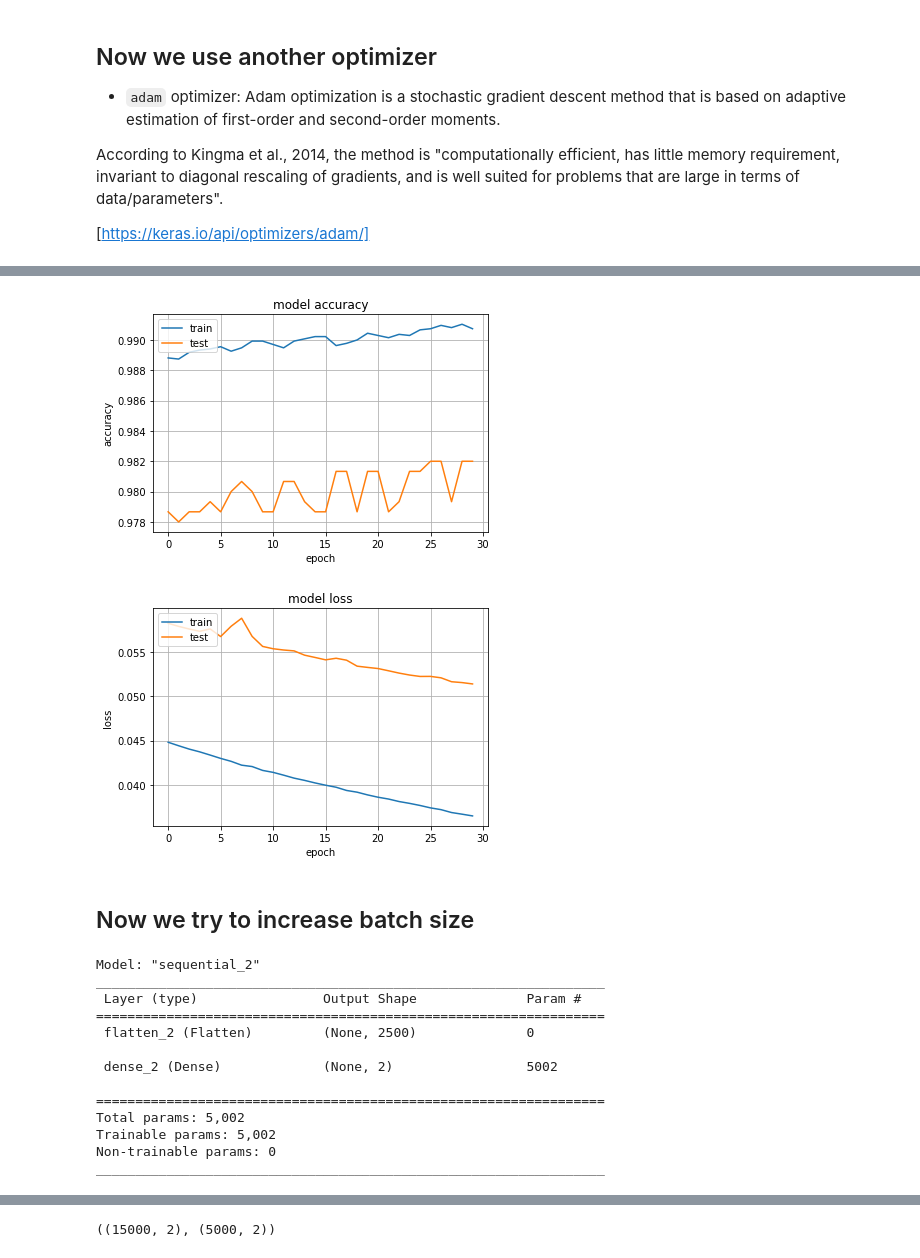
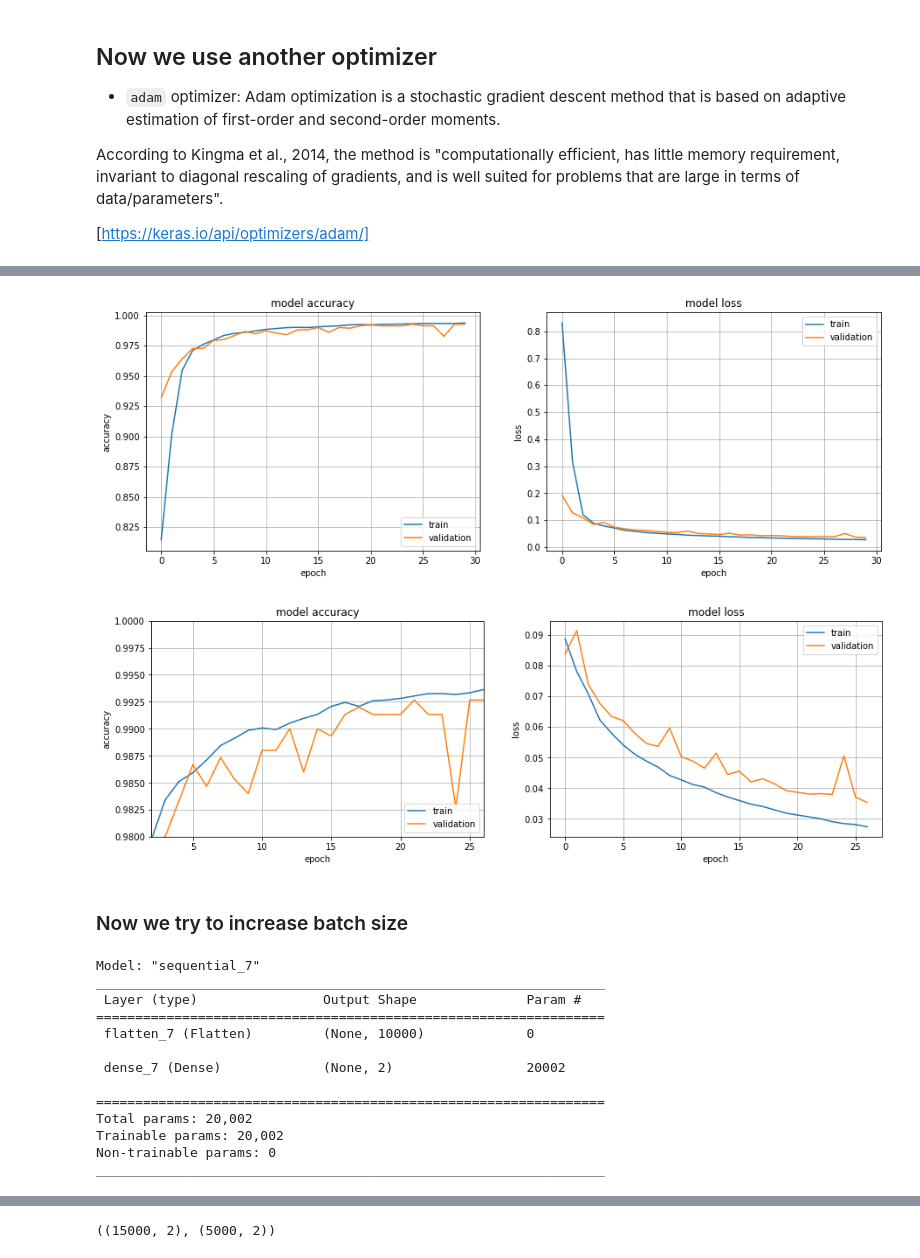
Before and after one commit to andreacutrera/comics_faces_recognizer, a Jupyter notebook: preprocessing_data.ipynb, the cells around one changed output, grey strips where cells are left out. Drawn from its saved outputs; the diff is of its cells as text; code cells hidden in the pictures.

```diff
--- a/preprocessing_data.ipynb
+++ b/preprocessing_data.ipynb
@@ -487,9 +245,8 @@ The label associated to faces is:  1
 # %%
 # Define the image size below before the starting - for a good quality use 100
+data = []
+image_size = 100
 # %%
-data = []
-image_size = 50
-
 def get_data():
     for category in CATEGORIES:
         path = os.path.join(DIR, category)                # 2 iterations for both categories create
@@ -499,8 +256,8 @@ def get_data():
         for image in os.listdir(path):
             try:
                 image_array = cv2.imread(os.path.join(path, image), cv2.IMREAD_GRAYSCALE) # cv2 read an image for all the images in each folder
-                image_resized = cv2.resize(image_array, (image_size, image_size)) #resize the image
-                data.append([image_resized, classification_label])
+                image_resized = cv2.resize(image_array, (image_size, image_size)) # resize the image
+                data.append([image_resized, classification_label]) # append each image encoded along with its label
             except Exception as e:
                 pass
 # %%
@@ -754,7 +578,7 @@ According to Kingma et al., 2014, the method is "computationally efficient, has
 # %%
 model_2 = tf.keras.Sequential(
     [
-        tf.keras.layers.Flatten(input_shape=(50, 50)),
+        tf.keras.layers.Flatten(input_shape=(image_size, image_size)),
         tf.keras.layers.Dense(num_classes, activation='softmax')
     ])
 
@@ -810,32 +634,61 @@ Epoch 30/30
 # %%
 # summarize history for accuracy
+plt.figure(1, figsize=(15, 5))
+plt.subplot(121)
 plt.plot(history.history['accuracy'])
 plt.plot(history.history['val_accuracy'])
 plt.title('model accuracy')
 plt.ylabel('accuracy')
 plt.xlabel('epoch')
-plt.legend(['train', 'test'], loc='upper left')
+plt.legend(['train', 'validation'], loc='lower right')
 plt.grid()
-plt.show()
 
 # summarize history for loss
+plt.subplot(122)
 plt.plot(history.history['loss'])
 plt.plot(history.history['val_loss'])
 plt.title('model loss')
 plt.ylabel('loss')
 plt.xlabel('epoch')
-plt.legend(['train', 'test'], loc='upper left')
+plt.legend(['train', 'validation'], loc='upper right')
 plt.grid()
 plt.show()
+
+##################################################### Why not to zoom a bit?
+
+plt.figure(1, figsize=(15, 10))
+# summarize history for accuracy
+plt.subplot(221)
+plt.plot(history.history['accuracy'][zoom:])
+plt.plot(history.history['val_accuracy'][zoom:])
+plt.title('model accuracy')
+plt.ylabel('accuracy')
+plt.xlabel('epoch')
+plt.legend(['train', 'validation'], loc='lower right')
+plt.grid()
+plt.axis([2, 26, 0.98, 1.0])
+
+# summarize history for loss
+plt.subplot(222)
+plt.plot(history.history['loss'][zoom:])
+plt.plot(history.history['val_loss'][zoom:])
+plt.title('model loss')
+plt.ylabel('loss')
+plt.xlabel('epoch')
+plt.legend(['train', 'validation'], loc='upper right')
+plt.grid()
+
+
+plt.show()
 # %% [output]
-[figure, old version]
+[figure, new version]
-[figure, old version]
+[figure, new version]
 # %% [markdown]
-## Now we try to increase batch size
+### Now we try to increase batch size
 # %%
 model_3 = tf.keras.Sequential(
   [
-      tf.keras.layers.Flatten(input_shape=(50, 50)),
+      tf.keras.layers.Flatten(input_shape=(image_size, image_size)),
       tf.keras.layers.Dense(num_classes, activation='softmax')
   ])
 
@@ -846,17 +699,17 @@ model_3.compile(optimizer='adam',
 # print model layers
 model_3.summary()
 # %% [output]
-Model: "sequential_2"
+Model: "sequential_7"
 _________________________________________________________________
  Layer (type)                Output Shape              Param #
 =================================================================
- flatten_2 (Flatten)         (None, 2500)              0
+ flatten_7 (Flatten)         (None, 10000)             0
 
- dense_2 (Dense)             (None, 2)                 5002
+ dense_7 (Dense)             (None, 2)                 20002
 
 =================================================================
-Total params: 5,002
-Trainable params: 5,002
+Total params: 20,002
+Trainable params: 20,002
 Non-trainable params: 0
 _________________________________________________________________
 # %%
```
Also changed, not shown: parts of 101 cells of this notebook.
